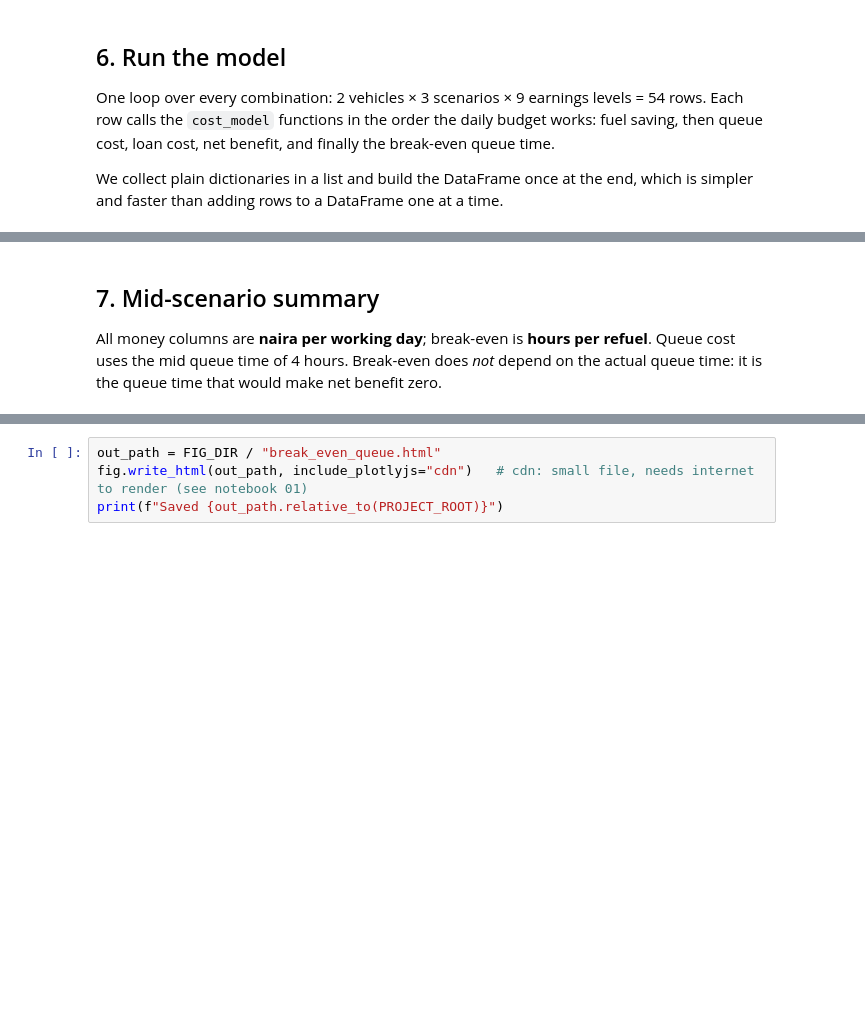
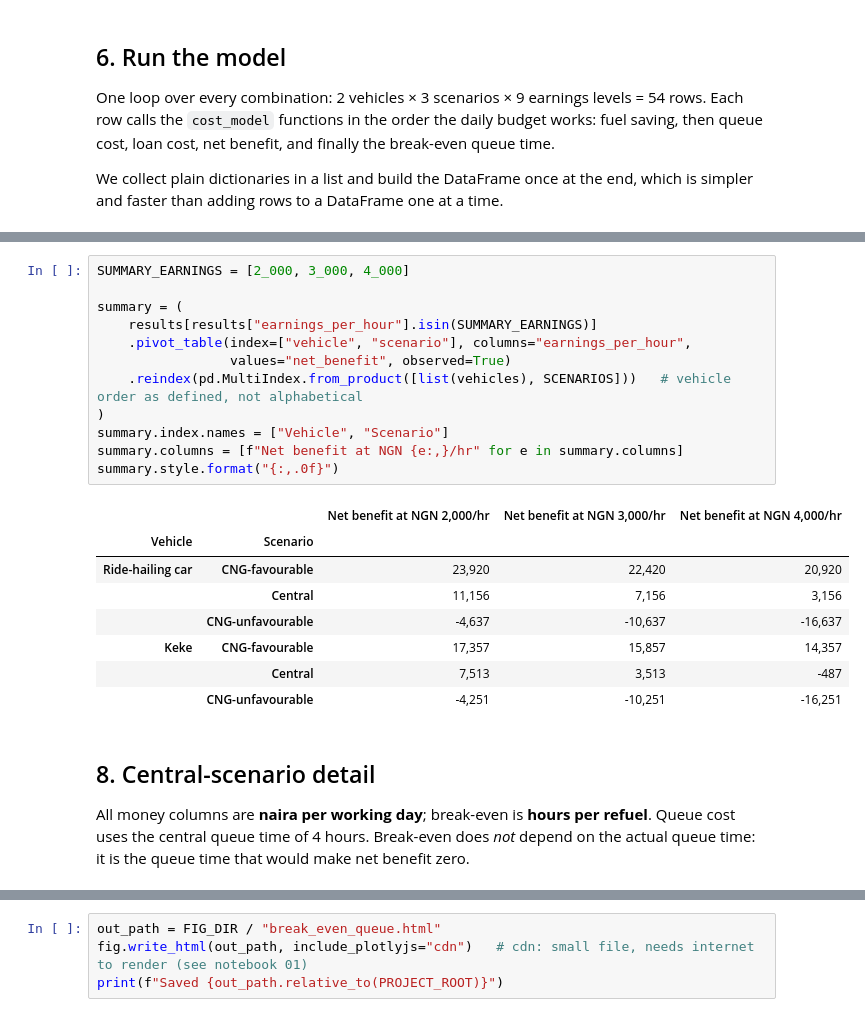
Before and after one commit to malikbadmus79-max/nigeria-cng-policy, a Jupyter notebook: notebooks/02_cost_model.ipynb, the cells around one changed output, grey strips where cells are left out. Cells and saved outputs as stored; diff of their text form; blank space fills up the shorter version.

```diff
--- a/notebooks/02_cost_model.ipynb
+++ b/notebooks/02_cost_model.ipynb
@@ -227,7 +282,28 @@ print(f"{len(results)} rows")
+# %%
+SUMMARY_EARNINGS = [2_000, 3_000, 4_000]
+
+summary = (
+    results[results["earnings_per_hour"].isin(SUMMARY_EARNINGS)]
+    .pivot_table(index=["vehicle", "scenario"], columns="earnings_per_hour",
+                 values="net_benefit", observed=True)
+    .reindex(pd.MultiIndex.from_product([list(vehicles), SCENARIOS]))   # vehicle order as defined, not alphabetical
+)
+summary.index.names = ["Vehicle", "Scenario"]
+summary.columns = [f"Net benefit at NGN {e:,}/hr" for e in summary.columns]
+summary.style.format("{:,.0f}")
+# %% [output]
+|  |  | Net benefit at NGN 2,000/hr | Net benefit at NGN 3,000/hr | Net benefit at NGN 4,000/hr |
+| Vehicle | Scenario |  |  |  |
+| Ride-hailing car | CNG-favourable | 23,920 | 22,420 | 20,920 |
+|  | Central | 11,156 | 7,156 | 3,156 |
+|  | CNG-unfavourable | -4,637 | -10,637 | -16,637 |
+| Keke | CNG-favourable | 17,357 | 15,857 | 14,357 |
+|  | Central | 7,513 | 3,513 | -487 |
+|  | CNG-unfavourable | -4,251 | -10,251 | -16,251 |
 # %% [markdown]
-## 7. Mid-scenario summary
+## 8. Central-scenario detail
 
-All money columns are **naira per working day**; break-even is **hours per refuel**. Queue cost uses the mid queue
+All money columns are **naira per working day**; break-even is **hours per refuel**. Queue cost uses the central queue
 time of 4 hours. Break-even does *not* depend on the actual queue time: it is the queue time that would make net
 benefit zero.
 # %%
```
Also changed, not shown: parts of 21 cells of this notebook, 2 other files.
